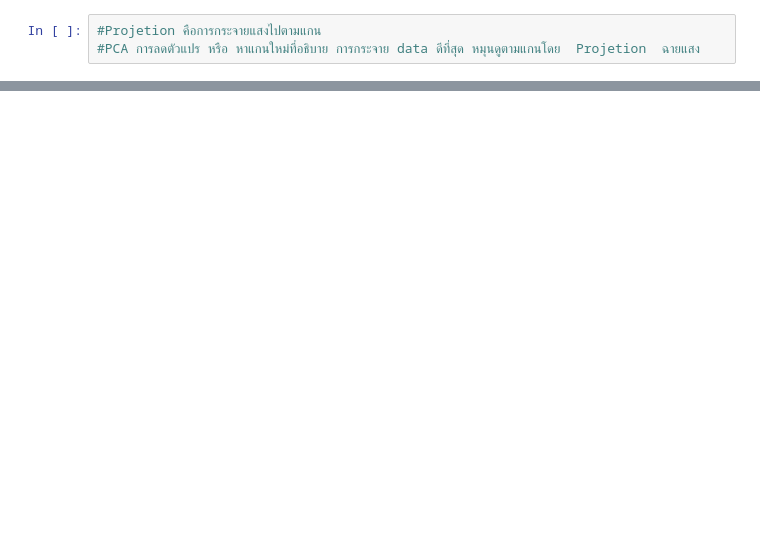
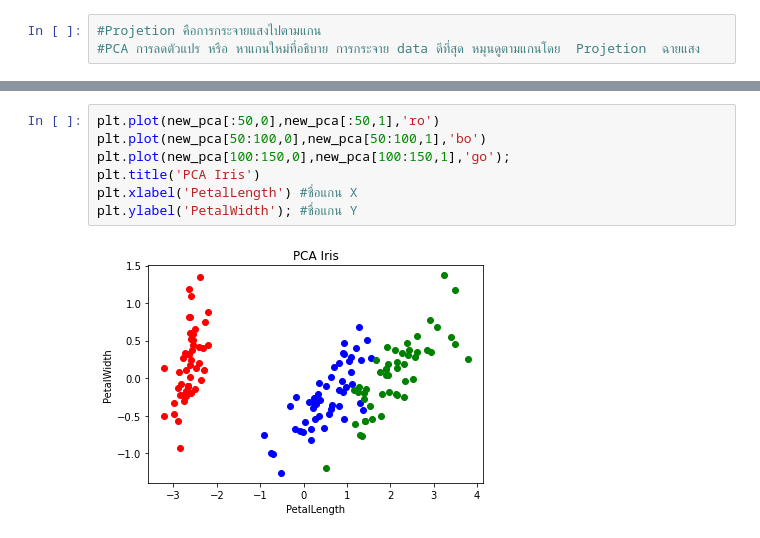
Before and after one commit to waraporn19/data_viz, a Jupyter notebook: Visualize_Data_Distribution_(PCA).ipynb, the cells around one changed output, grey strips where cells are left out. Saved outputs shown, nothing was run; the diff lists cells and outputs as text; blank space fills up the shorter version.

```diff
--- a/Visualize_Data_Distribution_(PCA).ipynb
+++ b/Visualize_Data_Distribution_(PCA).ipynb
@@ -17,0 +69,9 @@ pca จะกำหนดอะไรบ้าง
+# %%
+plt.plot(new_pca[:50,0],new_pca[:50,1],'ro')
+plt.plot(new_pca[50:100,0],new_pca[50:100,1],'bo')
+plt.plot(new_pca[100:150,0],new_pca[100:150,1],'go');
+plt.title('PCA Iris')
+plt.xlabel('PetalLength') #ชื่อแกน X
+plt.ylabel('PetalWidth'); #ชื่อแกน Y
+# %% [output]
+[figure, added]
```
Also changed, not shown: parts of 19 cells of this notebook.
